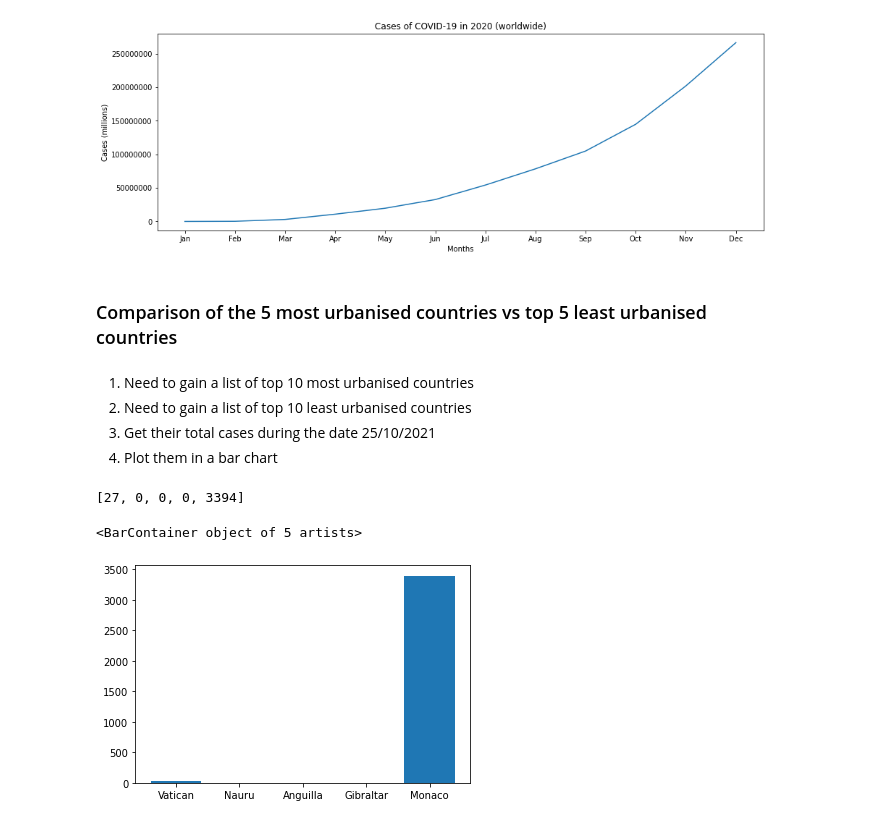
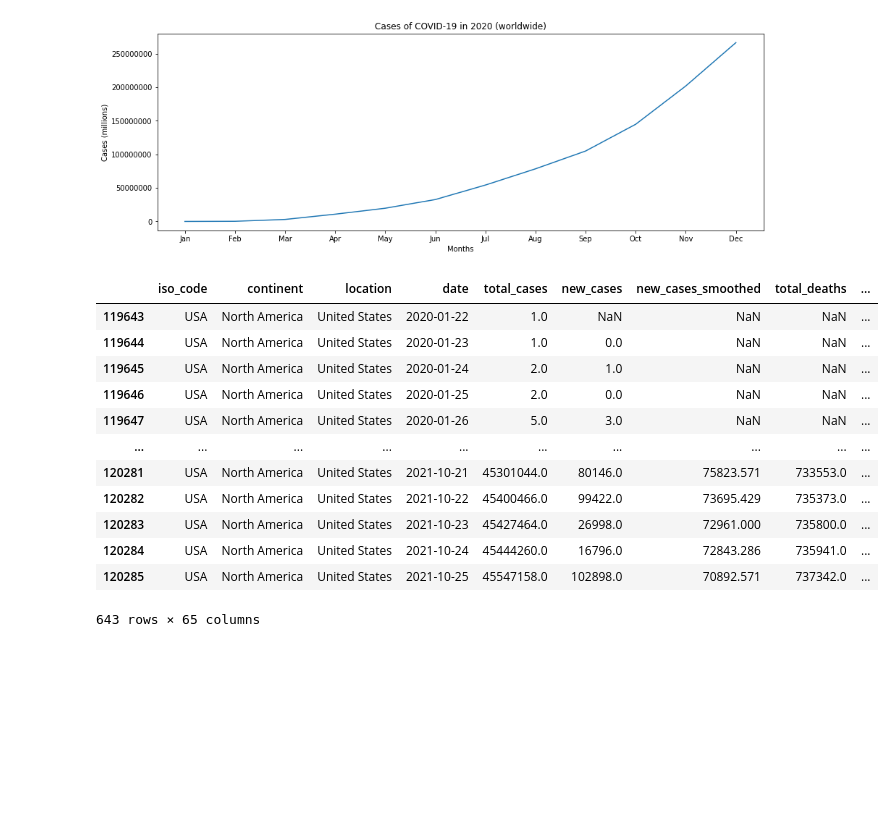
Before and after one commit to CarlosArro2001/COVID-19-Cases-Visualizer, a Jupyter notebook: Notebook.ipynb, the cells around one changed output. Cells and saved outputs as stored; diff of their text form; code cells hidden in the pictures; blank space fills up the shorter version.

```diff
--- a/Notebook.ipynb
+++ b/Notebook.ipynb
@@ -146,25 +133,19 @@ ax.set_ylabel('Cases (millions)')
 # %% [output]
 Text(0, 0.5, 'Cases (millions)')
 [figure]
-# %% [markdown]
-### Comparison of the 5 most urbanised countries vs top 5 least urbanised countries
-# %% [markdown]
-1. Need to gain a list of top 10 most urbanised countries
-2. Need to gain a list of top 10 least urbanised countries
-3. Get their total cases during the date 25/10/2021
-4. Plot them in a bar chart
-# %%
-urbanised = ['Vatican','Nauru','Anguilla','Gibraltar','Monaco']
-urbanised_cases = []
-#df[(df['location']=='Vatican')&(df['date']=='2021-10-25')]['total_cases']
-for i in range(len(urbanised)) :
-    case = df[(df['location']==urbanised[i])&(df['date']=='2021-10-25')]['total_cases']
-    urbanised_cases.append(int(float(case.to_string(index=False)))) if(case.any()) else urbanised_cases.append(0)
-urbanised_cases
-# %% [output]
-[27, 0, 0, 0, 3394]
-# %%
-plt.bar(urbanised,urbanised_cases)
-# %% [output]
-<BarContainer object of 5 artists>
-[figure, removed]
+# %%
+df[df['location']=='United States']
+# %% [output]
+|  | iso_code | continent | location | date | total_cases | new_cases | new_cases_smoothed | total_deaths | ... |
+| 119643 | USA | North America | United States | 2020-01-22 | 1.0 | NaN | NaN | NaN | ... |
+| 119644 | USA | North America | United States | 2020-01-23 | 1.0 | 0.0 | NaN | NaN | ... |
+| 119645 | USA | North America | United States | 2020-01-24 | 2.0 | 1.0 | NaN | NaN | ... |
+| 119646 | USA | North America | United States | 2020-01-25 | 2.0 | 0.0 | NaN | NaN | ... |
+| 119647 | USA | North America | United States | 2020-01-26 | 5.0 | 3.0 | NaN | NaN | ... |
+| ... | ... | ... | ... | ... | ... | ... | ... | ... | ... |
+| 120281 | USA | North America | United States | 2021-10-21 | 45301044.0 | 80146.0 | 75823.571 | 733553.0 | ... |
+| 120282 | USA | North America | United States | 2021-10-22 | 45400466.0 | 99422.0 | 73695.429 | 735373.0 | ... |
+| 120283 | USA | North America | United States | 2021-10-23 | 45427464.0 | 26998.0 | 72961.000 | 735800.0 | ... |
+| 120284 | USA | North America | United States | 2021-10-24 | 45444260.0 | 16796.0 | 72843.286 | 735941.0 | ... |
+| 120285 | USA | North America | United States | 2021-10-25 | 45547158.0 | 102898.0 | 70892.571 | 737342.0 | ... |
+643 rows × 65 columns
```
Also changed, not shown: parts of 6 cells of this notebook.
